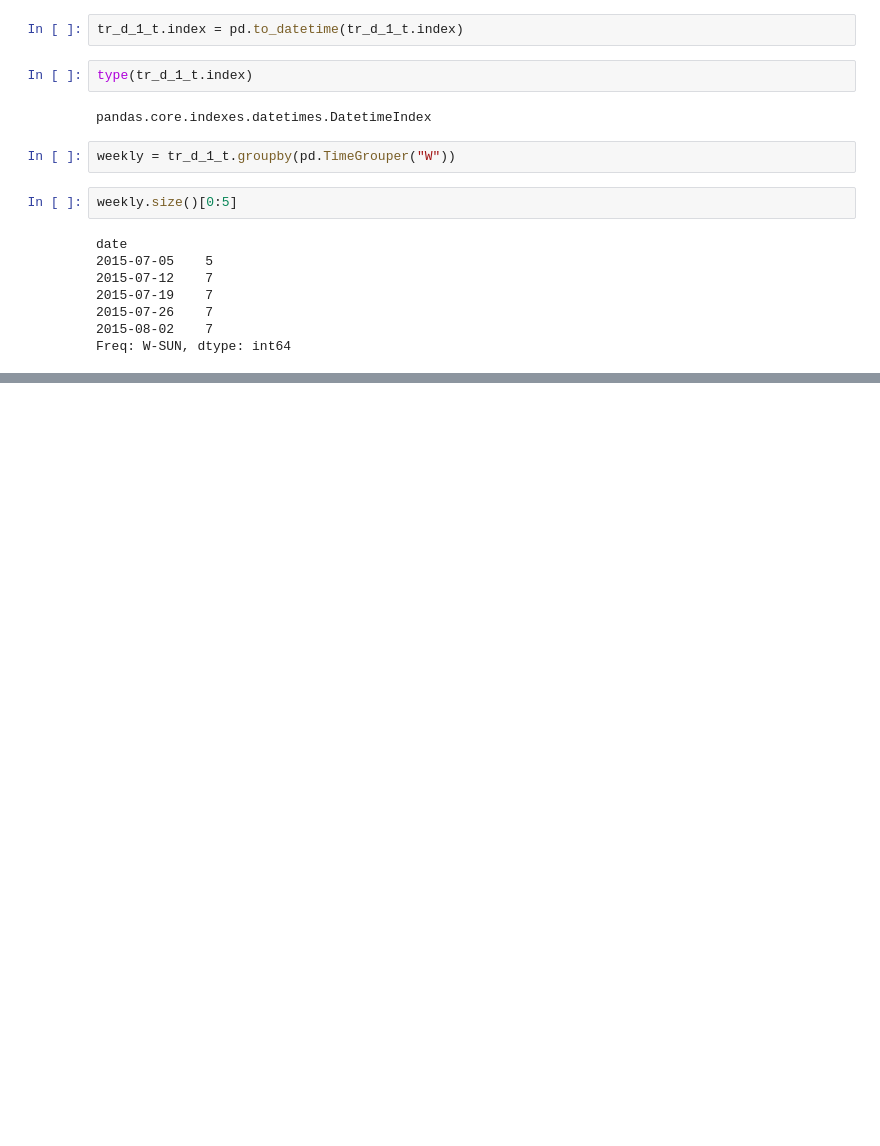
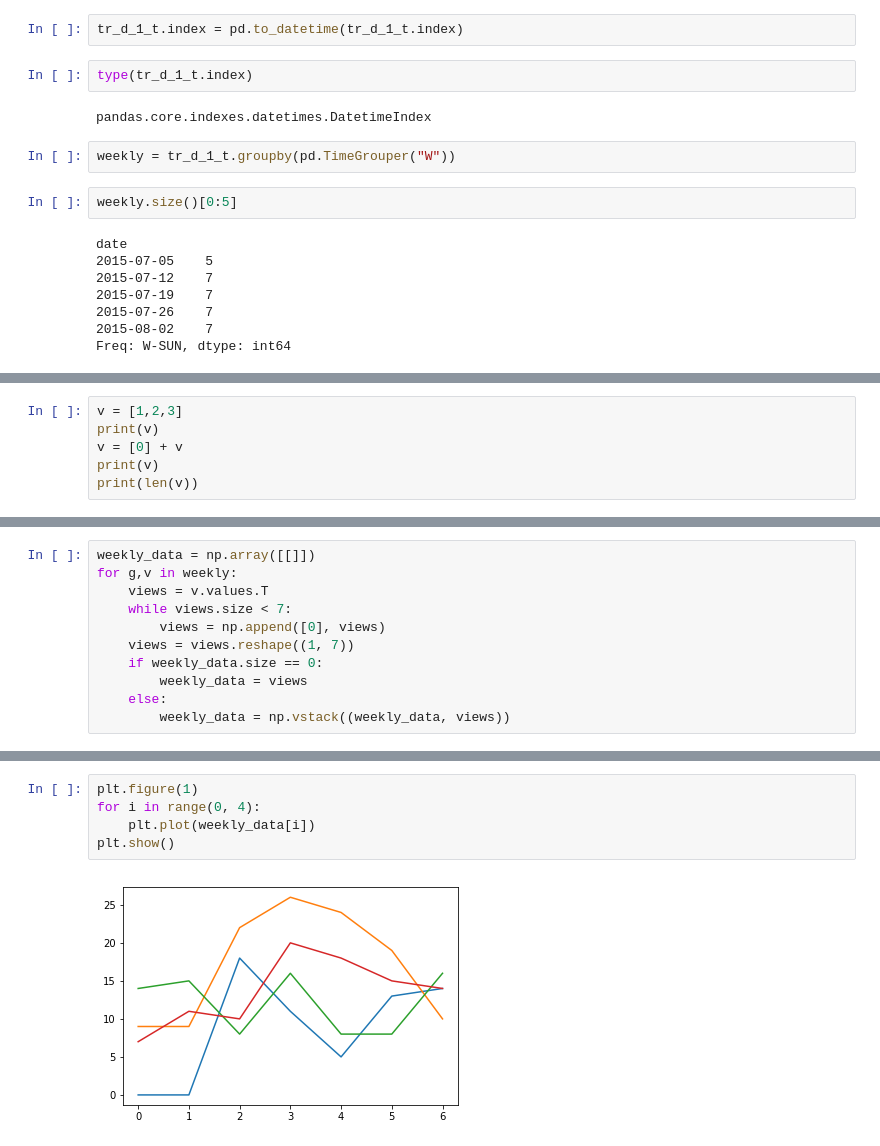
Before and after one commit to soniclavier/bigdata-notebook, a Jupyter notebook: datascience/rnn/Webtraffic_forecasting_LSTM.ipynb, the cells around one changed output, grey strips where cells are left out. Cells and saved outputs as stored; diff of their text form; blank space fills up the shorter version.

Commit message:
structure the data

```diff
--- a/datascience/rnn/Webtraffic_forecasting_LSTM.ipynb
+++ b/datascience/rnn/Webtraffic_forecasting_LSTM.ipynb
@@ -347,0 +357,6 @@ weekly.views.
+# %%
+v = [1,2,3]
+print(v)
+v = [0] + v
+print(v)
+print(len(v))
@@ -347,0 +367,11 @@ weekly.views.
+# %%
+weekly_data = np.array([[]])
+for g,v in weekly:
+    views = v.values.T
+    while views.size < 7:
+        views = np.append([0], views)
+    views = views.reshape((1, 7))
+    if weekly_data.size == 0:
+        weekly_data = views
+    else:
+        weekly_data = np.vstack((weekly_data, views))
@@ -347,0 +381,7 @@ weekly.views.
+# %%
+plt.figure(1)
+for i in range(0, 4):
+    plt.plot(weekly_data[i])
+plt.show()
+# %% [output]
+[figure, added]
```
Also changed, not shown: parts of 55 cells of this notebook.
